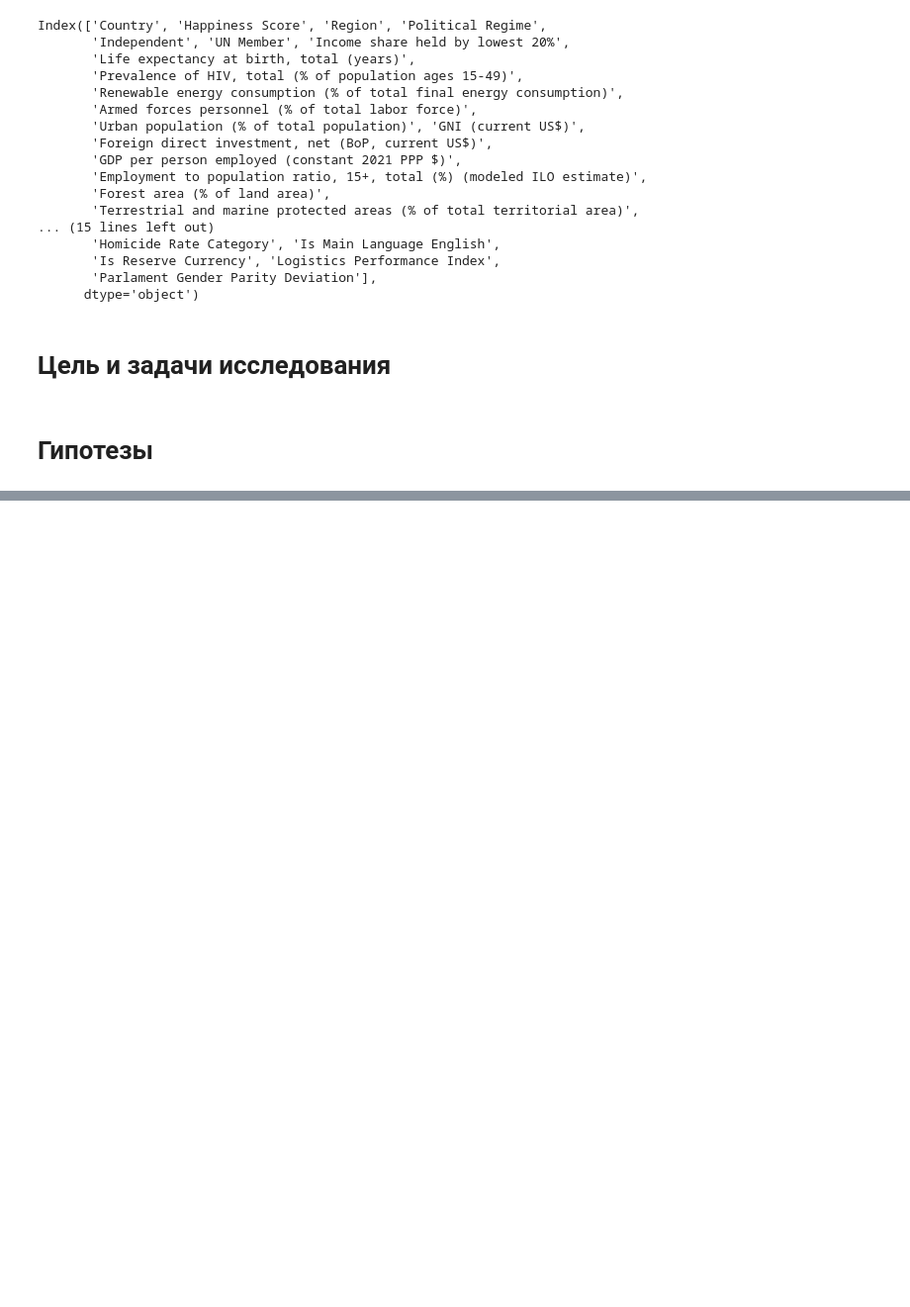
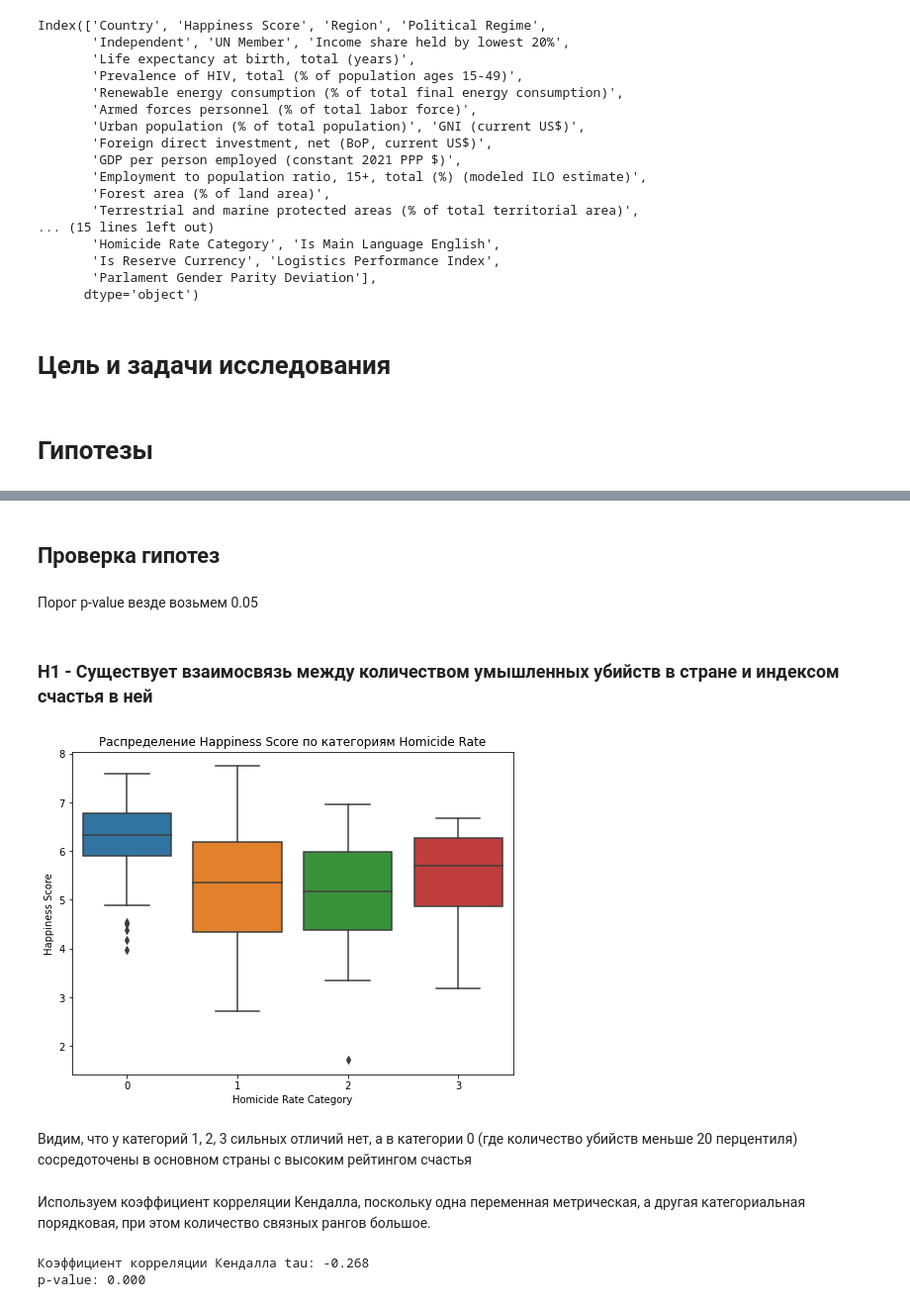
Before and after one commit to seny03/countries-happiness-analysis, a Jupyter notebook: src/analysis.ipynb, the cells around one changed output, grey strips where cells are left out. Shown at 99% size. Drawn from its saved outputs; the diff is of its cells as text; code cells hidden in the pictures; blank space fills up the shorter version.

```diff
--- a/src/analysis.ipynb
+++ b/src/analysis.ipynb
@@ -594,34 +342,0 @@ print(f"Корреляция: {corr_social_happiness:.2f}")
-# %%
-from scipy import stats
-import pandas as pd
-
-
-
-df_clean = df.dropna(subset=['Parlament_Parity', 'Happiness Score'])
-
-corr_result = stats.pearsonr(df_clean['Parlament_Parity'], df_clean['Happiness Score'])
-print(f"Pearson's r: {corr_result[0]}, p-value: {corr_result[1]}")
-
-df.dropna(subset=['Parlament_Parity', 'Happiness Score'], inplace=True)
-
-df['Women_seats_bins'] = pd.cut(df['Parlament_Parity'], bins=5)
-pivot_women_happiness = pd.pivot_table(
-    data=df,
-    index='Women_seats_bins',
-    values='Happiness Score',
-    aggfunc=['mean', 'count']
-)
-
-plt.figure(figsize=(10, 5))
-sns.regplot(
-    x='Parlament_Parity',
-    y='Happiness Score',
-    data=df,
-    scatter_kws={}
-)
-plt.title('Взаимосвязь паритета в парламенте и индекса счастья')
-plt.grid(True)
-plt.show()
-
-corr_women_happiness = df['Parlament_Parity'].corr(df['Happiness Score'])
-print(f"Корреляция: {corr_women_happiness:.2f}")
@@ -777,0 +369,6 @@ p-value = 9.957837961684144e-11 < 0.01
+# %% [markdown]
+## Проверка гипотез
+# %% [markdown]
+Порог p-value везде возьмем 0.05
+# %% [markdown]
+### Н1 - Существует взаимосвязь между количеством умышленных убийств в стране и индексом счастья в ней
@@ -777,0 +378,24 @@ p-value = 9.957837961684144e-11 < 0.01
+# %%
+data = df[["Homicide Rate Category", "Happiness Score"]].dropna()
+data['Homicide Rate Category'] = data['Homicide Rate Category'].astype('category')
+# %%
+plt.figure(figsize=(8, 6))
+sns.boxplot(x="Homicide Rate Category", y="Happiness Score", data=data)
+plt.title("Распределение Happiness Score по категориям Homicide Rate")
+plt.xlabel("Homicide Rate Category")
+plt.ylabel("Happiness Score")
+plt.show()
+# %% [output]
+[figure, added]
+# %% [markdown]
+Видим, что у категорий 1, 2, 3 сильных отличий нет, а в категории 0 (где количество убийств меньше 20 перцентиля) сосредоточены в основном страны с высоким рейтингом счастья
+# %% [markdown]
+Используем коэффициент корреляции Кендалла, поскольку одна переменная метрическая, а другая категориальная порядковая, при этом количество связных рангов большое.
+# %%
+from scipy.stats import kendalltau
+tau, p_value = kendalltau(data["Homicide Rate Category"], data["Happiness Score"])
+print(f"Коэффициент корреляции Кендалла tau: {tau:.3f}")
+print(f"p-value: {p_value:.3f}")
+# %% [output]
+Коэффициент корреляции Кендалла tau: -0.268
+p-value: 0.000
```
Also changed, not shown: parts of 165 cells of this notebook.
